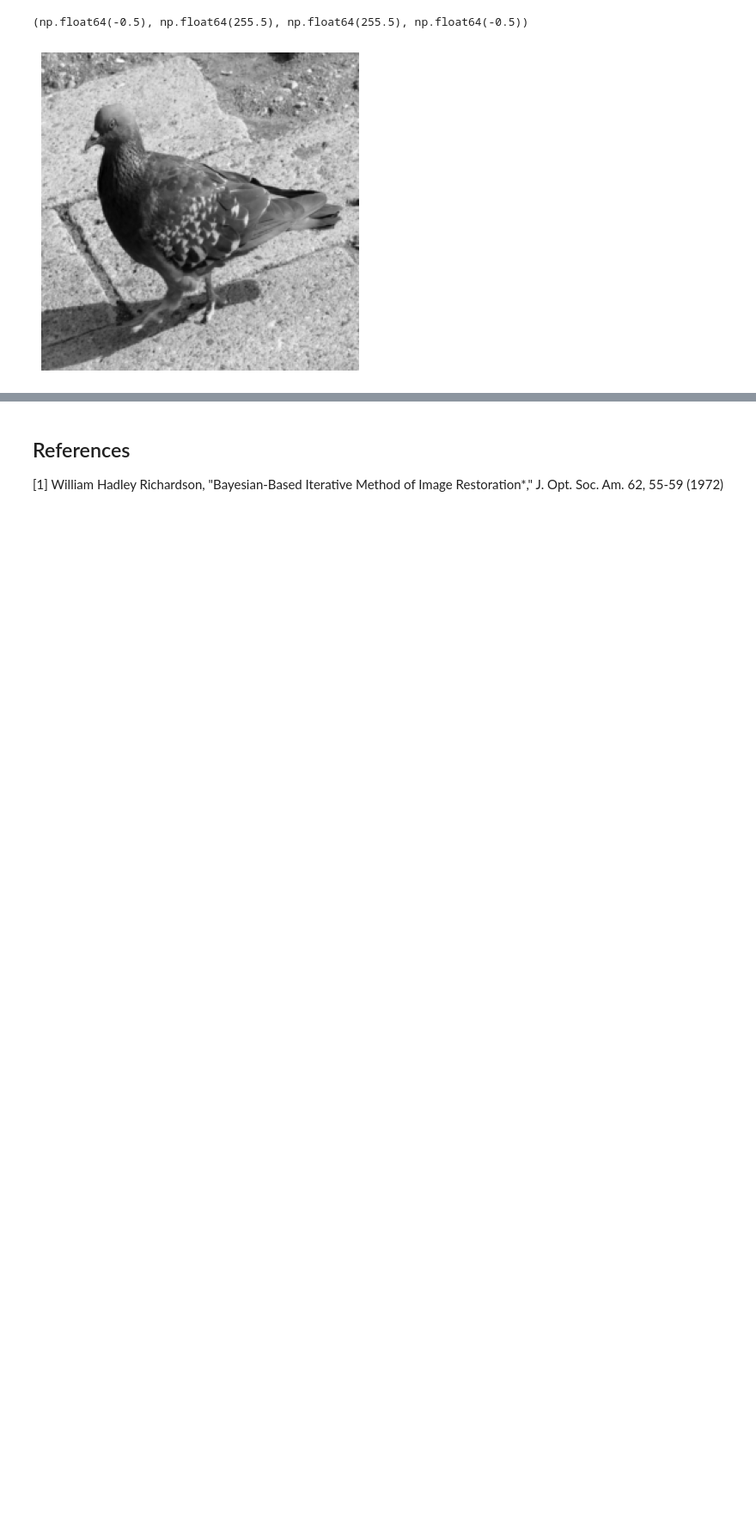
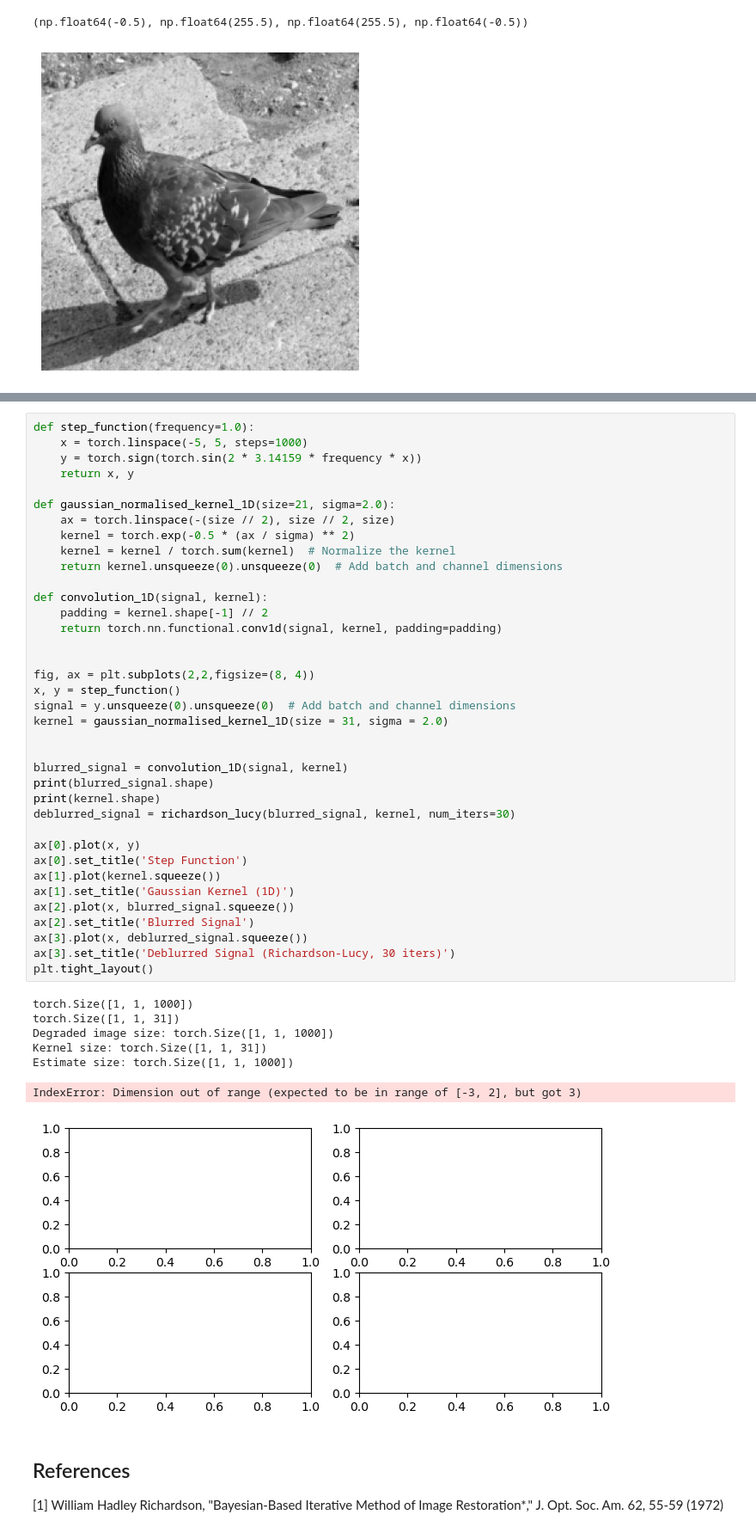
Before and after one commit to MalachiHibbins/Deconvolution-By-Machine-Learning, a Jupyter notebook: LabBook/Week3/1richardson-lucy.ipynb, the cells around one changed output, grey strips where cells are left out. Shown at 86% size. Cells and saved outputs as stored; diff of their text form; blank space fills up the shorter version.

Commit message:
begining to make all functions work for 1D cases

```diff
--- a/LabBook/Week3/1richardson-lucy.ipynb
+++ b/LabBook/Week3/1richardson-lucy.ipynb
@@ -100,3 +114,48 @@ Estimate size: torch.Size([256, 256])
+# %%
+def step_function(frequency=1.0):
+    x = torch.linspace(-5, 5, steps=1000)
+    y = torch.sign(torch.sin(2 * 3.14159 * frequency * x))
+    return x, y
+
+def gaussian_normalised_kernel_1D(size=21, sigma=2.0):
+    ax = torch.linspace(-(size // 2), size // 2, size)
+    kernel = torch.exp(-0.5 * (ax / sigma) ** 2)
+    kernel = kernel / torch.sum(kernel)  # Normalize the kernel
+    return kernel.unsqueeze(0).unsqueeze(0)  # Add batch and channel dimensions
+
+def convolution_1D(signal, kernel):
+    padding = kernel.shape[-1] // 2
+    return torch.nn.functional.conv1d(signal, kernel, padding=padding)
+
+
+fig, ax = plt.subplots(2,2,figsize=(8, 4))
+x, y = step_function()
+signal = y.unsqueeze(0).unsqueeze(0)  # Add batch and channel dimensions
+kernel = gaussian_normalised_kernel_1D(size = 31, sigma = 2.0)
+
+
+blurred_signal = convolution_1D(signal, kernel)
+print(blurred_signal.shape)
+print(kernel.shape)
+deblurred_signal = richardson_lucy(blurred_signal, kernel, num_iters=30)
+
+ax[0].plot(x, y)
+ax[0].set_title('Step Function')
+ax[1].plot(kernel.squeeze())
+ax[1].set_title('Gaussian Kernel (1D)')
+ax[2].plot(x, blurred_signal.squeeze())
+ax[2].set_title('Blurred Signal')
+ax[3].plot(x, deblurred_signal.squeeze())
+ax[3].set_title('Deblurred Signal (Richardson-Lucy, 30 iters)')
+plt.tight_layout()
+# %% [output]
+torch.Size([1, 1, 1000])
+torch.Size([1, 1, 31])
+Degraded image size: torch.Size([1, 1, 1000])
+Kernel size: torch.Size([1, 1, 31])
+Estimate size: torch.Size([1, 1, 1000])
+IndexError: Dimension out of range (expected to be in range of [-3, 2], but got 3)
+[figure, added]
 # %% [markdown]
 ## References
 [1] William Hadley Richardson, "Bayesian-Based Iterative Method of Image Restoration*," J. Opt. Soc. Am. 62, 55-59 (1972)
```
Also changed, not shown: parts of 3 cells of this notebook, 1 other file.
